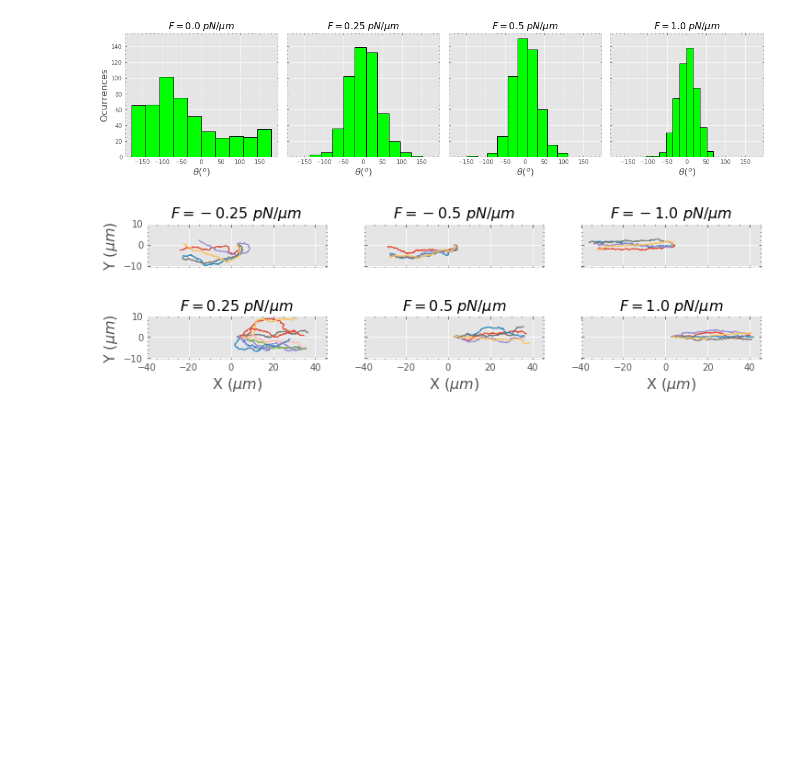
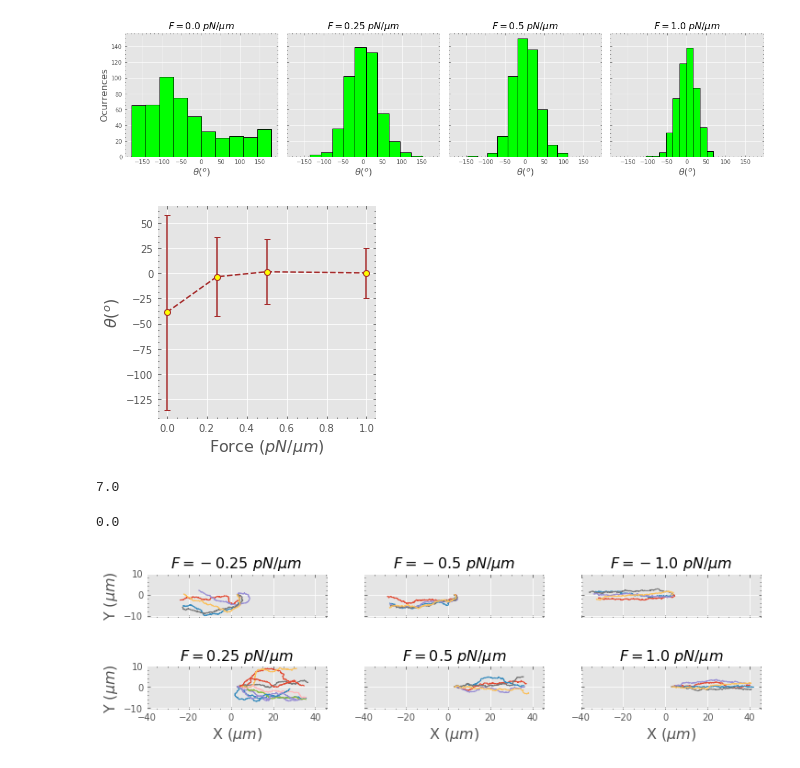
Before and after one commit to SamMachariaPhD/actomyosin2022, a Jupyter notebook: Analysis/Pull_Push/13-04-2022_ForceFieldTraj.ipynb, the cells around one changed output. Cells and saved outputs as stored; diff of their text form; code cells hidden in the pictures; blank space fills up the shorter version.

Commit message:
elec motility angles

```diff
--- a/Analysis/Pull_Push/13-04-2022_ForceFieldTraj.ipynb
+++ b/Analysis/Pull_Push/13-04-2022_ForceFieldTraj.ipynb
@@ -290,3 +305,29 @@ plt.show()
+# %%
+fig, ax = plt.subplots(figsize=(10*cm, 10*cm))#, constrained_layout=True)
+ax.errorbar(f,dat0m,dat0s, ls='--', color='brown', marker='o', markerfacecolor='yellow', capsize=3)
+ax.minorticks_on()
+ax.tick_params(which='both',direction='in', top=True, right=True)
+ax.set_xlabel('Force ($pN/\mu m$)', fontsize=16)
+ax.set_ylabel(r'$\theta (^o)$', fontsize=16)
+#ax.set_title('$F = -1.0\ pN/\mu m$', fontsize=16)
+#plt.savefig('fig/pulling_vs_angle.pdf', format='pdf', bbox_inches='tight')
+plt.show()
+# %% [output]
+[figure, added]
+# %%
+#f = -3; fs = 9; vm = 7 # f<0, f<fstall
+#f = 0; fs = 9; vm = 7 # f=0, f<fstall
+#f = 10; fs = 9; vm = 7 # f>0, f>fstall
+#f = 9; fs = 9; vm = 7 # f>0, f=fstall
+#f = 3; fs = 9; vm = 7 # f>0, f<fstall
+
+vm*(1-(f/fs))
+# %% [output]
+7.0
+# %%
+0/3
+# %% [output]
+0.0
 # %%
 fig, ax = plt.subplots(2,3, figsize=(12,8), sharex=True, sharey=True, constrained_layout=True)
 fig.subplots_adjust(hspace=-0.7)
```
Also changed, not shown: parts of 3 cells of this notebook.
